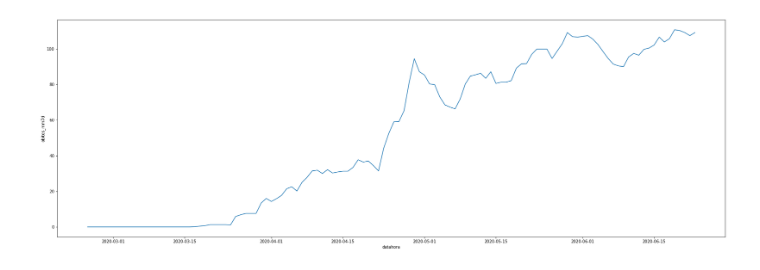
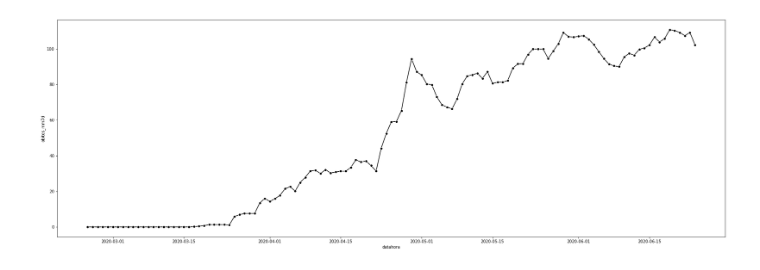
Before and after one commit to tiago-df/My_learning_patch_Python, a Jupyter notebook: COVID-19.ipynb, the cells around one changed output. Cells and saved outputs as stored; diff of their text form; code cells hidden in the pictures.

```diff
--- a/COVID-19.ipynb
+++ b/COVID-19.ipynb
@@ -57,8 +24,10 @@ obitos_mm7d_SaoPaulo.tail()
 # %%
-a = obitos_mm7d_SaoPaulo
+#Gráfico simples com óbitos somente para uma cidade.
+obitos_mm7d_SaoPaulo = DataCOVID19SP[DataCOVID19SP['nome_munic'] == 'São Paulo']
+
 plt.figure(figsize=(30,10))
-sns.lineplot(x='datahora',y='obitos_mm7d', data=a)
+sns.lineplot(x='datahora',y='obitos_mm7d', color="black", marker='o', data=obitos_mm7d_SaoPaulo)
 
 plt.show()
 # %% [output]
-[figure, old version]
+[figure, new version]
```
Also changed, not shown: parts of 9 cells of this notebook.
